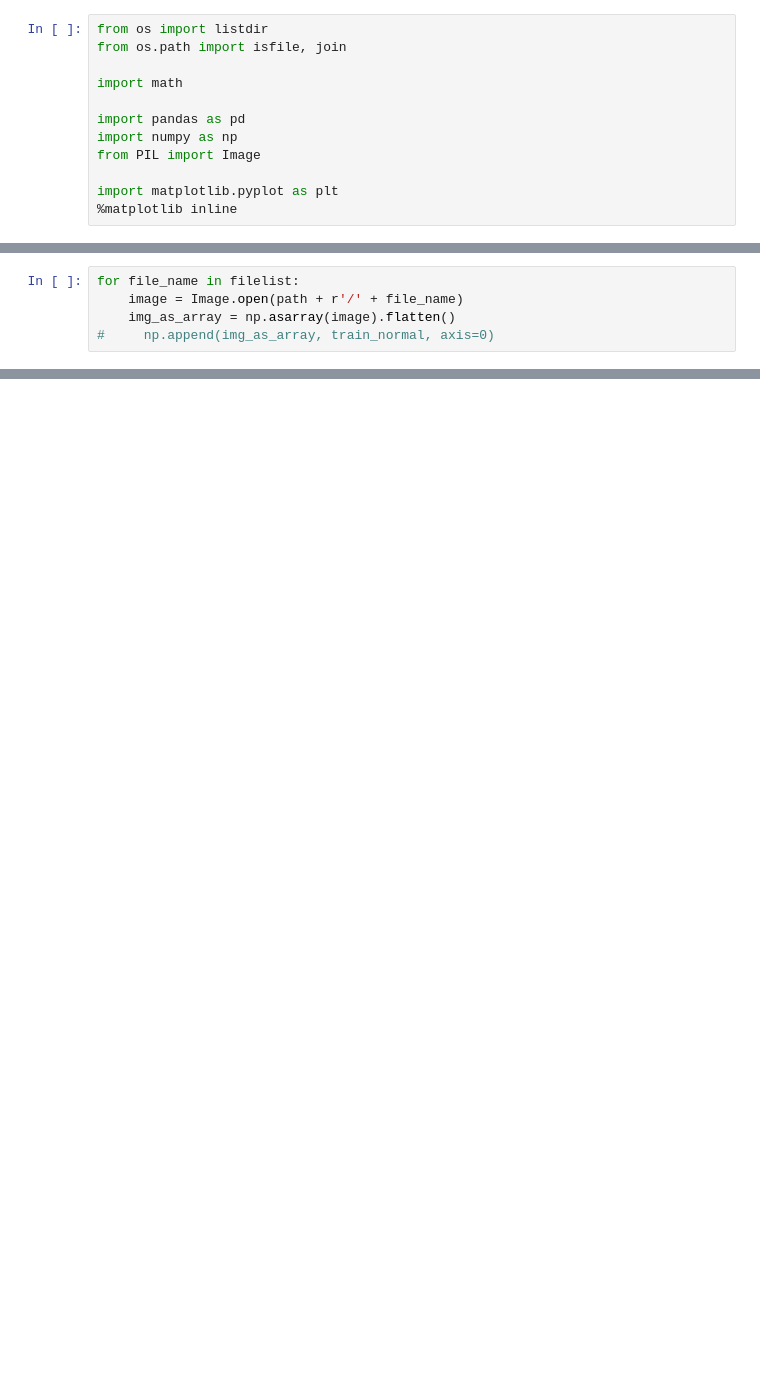
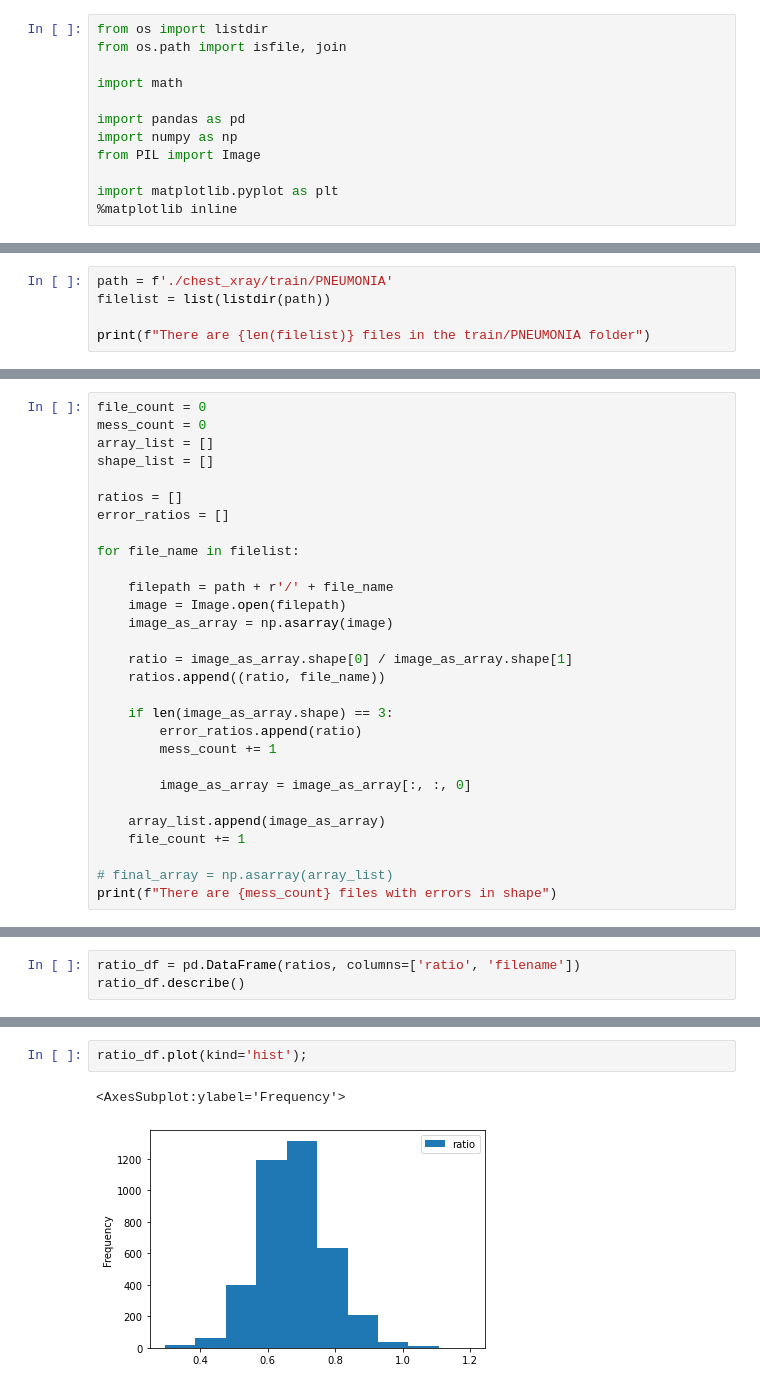
Before and after one commit to brtracy/phase_4_project, a Jupyter notebook: EDA.ipynb, the cells around one changed output, grey strips where cells are left out. Drawn from its saved outputs; the diff is of its cells as text; blank space fills up the shorter version.

```diff
--- a/EDA.ipynb
+++ b/EDA.ipynb
@@ -169,5 +39,0 @@ array([], dtype=float64)
-# %%
-for file_name in filelist:
-    image = Image.open(path + r'/' + file_name)
-    img_as_array = np.asarray(image).flatten()
-#     np.append(img_as_array, train_normal, axis=0)
@@ -195,0 +162,5 @@ array([], dtype=float64)
+# %%
+path = f'./chest_xray/train/PNEUMONIA'
+filelist = list(listdir(path))
+
+print(f"There are {len(filelist)} files in the train/PNEUMONIA folder")
@@ -195,0 +169,29 @@ array([], dtype=float64)
+# %%
+file_count = 0
+mess_count = 0
+array_list = []
+shape_list = []
+
+ratios = []
+error_ratios = []
+
+for file_name in filelist:
+
+    filepath = path + r'/' + file_name
+    image = Image.open(filepath)
+    image_as_array = np.asarray(image)
+
+    ratio = image_as_array.shape[0] / image_as_array.shape[1]
+    ratios.append((ratio, file_name))
+
+    if len(image_as_array.shape) == 3:
+        error_ratios.append(ratio)
+        mess_count += 1
+
+        image_as_array = image_as_array[:, :, 0]
+
+    array_list.append(image_as_array)
+    file_count += 1
+
+# final_array = np.asarray(array_list)
+print(f"There are {mess_count} files with errors in shape")
@@ -195,0 +200,3 @@ array([], dtype=float64)
+# %%
+ratio_df = pd.DataFrame(ratios, columns=['ratio', 'filename'])
+ratio_df.describe()
@@ -195,0 +213,5 @@ array([], dtype=float64)
+# %%
+ratio_df.plot(kind='hist');
+# %% [output]
+<AxesSubplot:ylabel='Frequency'>
+[figure, added]
```
Also changed, not shown: parts of 45 cells of this notebook, 1 other file.
